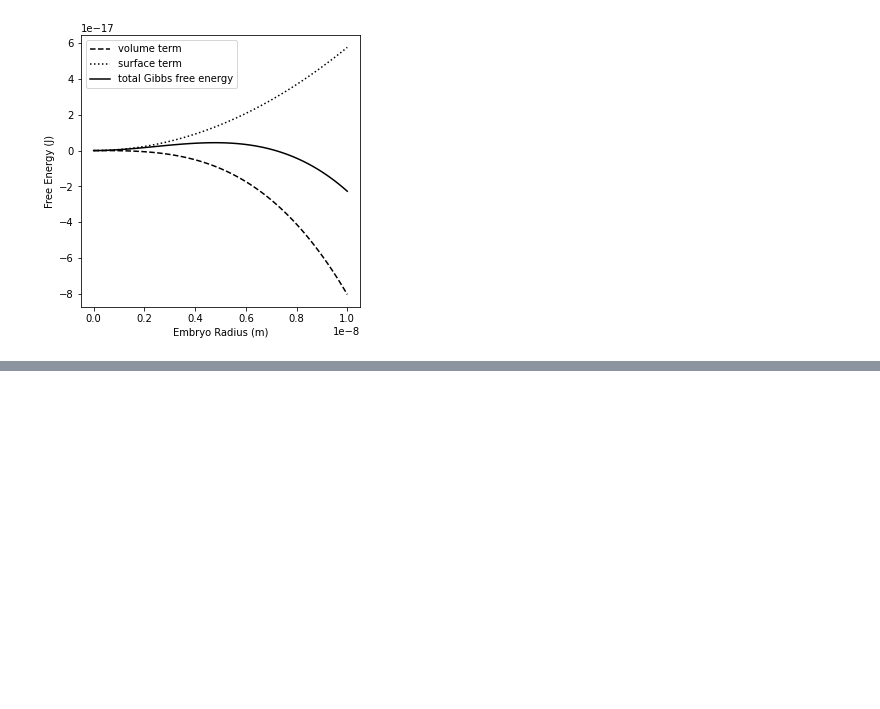
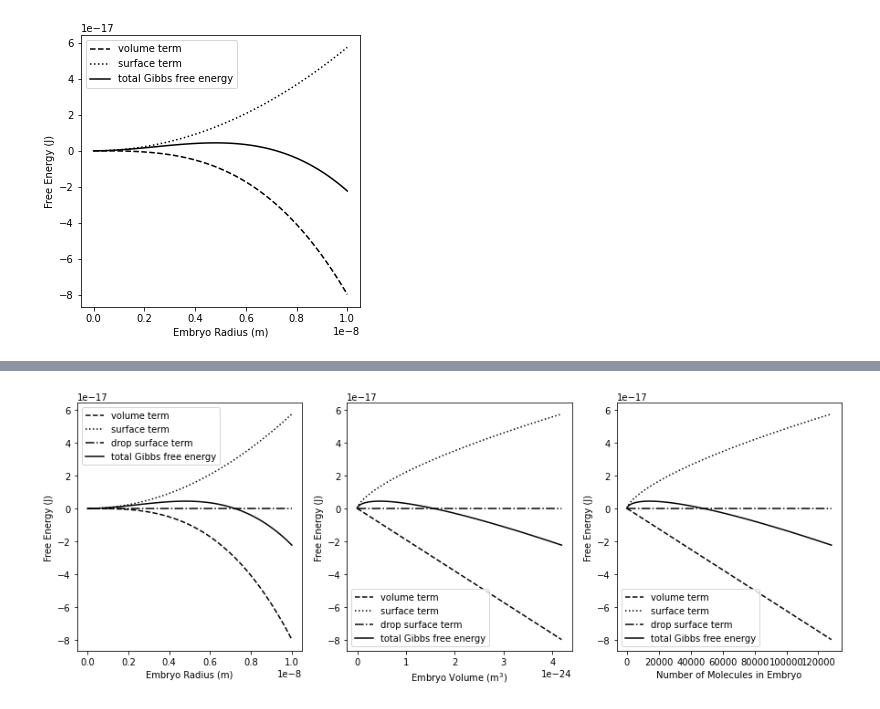
Before and after one commit to AndrewLoeppky/FINC, a Jupyter notebook: INP_ramble.ipynb, the cells around one changed output, grey strips where cells are left out. Drawn from its saved outputs; the diff is of its cells as text; code cells hidden in the pictures; blank space fills up the shorter version.

```diff
--- a/INP_ramble.ipynb
+++ b/INP_ramble.ipynb
@@ -143,0 +284,36 @@ Lets plot them again at a few different temperatures and gain some insight. Also
+# %%
+droprad = 5e-6
+dropvol = radtovol(droprad)
+water_surface_term = droplet_surface_energy(T, dropvol, radtovol(r))
+deltaG = surface_term + volume_term + water_surface_term
+
+fig, ax = plt.subplots(1,3,figsize=(15,5))
+
+# radius
+ax[0].plot(r,volume_term,label='volume term',color='black',linestyle='--')
+ax[0].plot(r,surface_term,label='surface term',color='black',linestyle=':')
+ax[0].plot(r,water_surface_term,label='drop surface term',color='black',linestyle='dashdot')
+ax[0].plot(r,deltaG,label='total Gibbs free energy',color='black')
+ax[0].set_xlabel('Embryo Radius (m)')
+
+# volume
+v = radtovol(r)
+ax[1].plot(v,volume_term,label='volume term',color='black',linestyle='--')
+ax[1].plot(v,surface_term,label='surface term',color='black',linestyle=':')
+ax[1].plot(v,water_surface_term,label='drop surface term',color='black',linestyle='dashdot')
+ax[1].plot(v,deltaG,label='total Gibbs free energy',color='black')
+ax[1].set_xlabel('Embryo Volume (m$^3$)')
+
+# molecules
+N = v / v_mole_i
+ax[2].plot(N,volume_term,label='volume term',color='black',linestyle='--')
+ax[2].plot(N,surface_term,label='surface term',color='black',linestyle=':')
+ax[2].plot(N,water_surface_term,label='drop surface term',color='black',linestyle='dashdot')
+ax[2].plot(N,deltaG,label='total Gibbs free energy',color='black')
+ax[2].set_xlabel('Number of Molecules in Embryo')
+
+for ax in ax[:]:
+    ax.legend()
+    ax.set_ylabel('Free Energy (J)')
+# %% [output]
+[figure, added]
```
Also changed, not shown: parts of 9 cells of this notebook, 3 other files.
